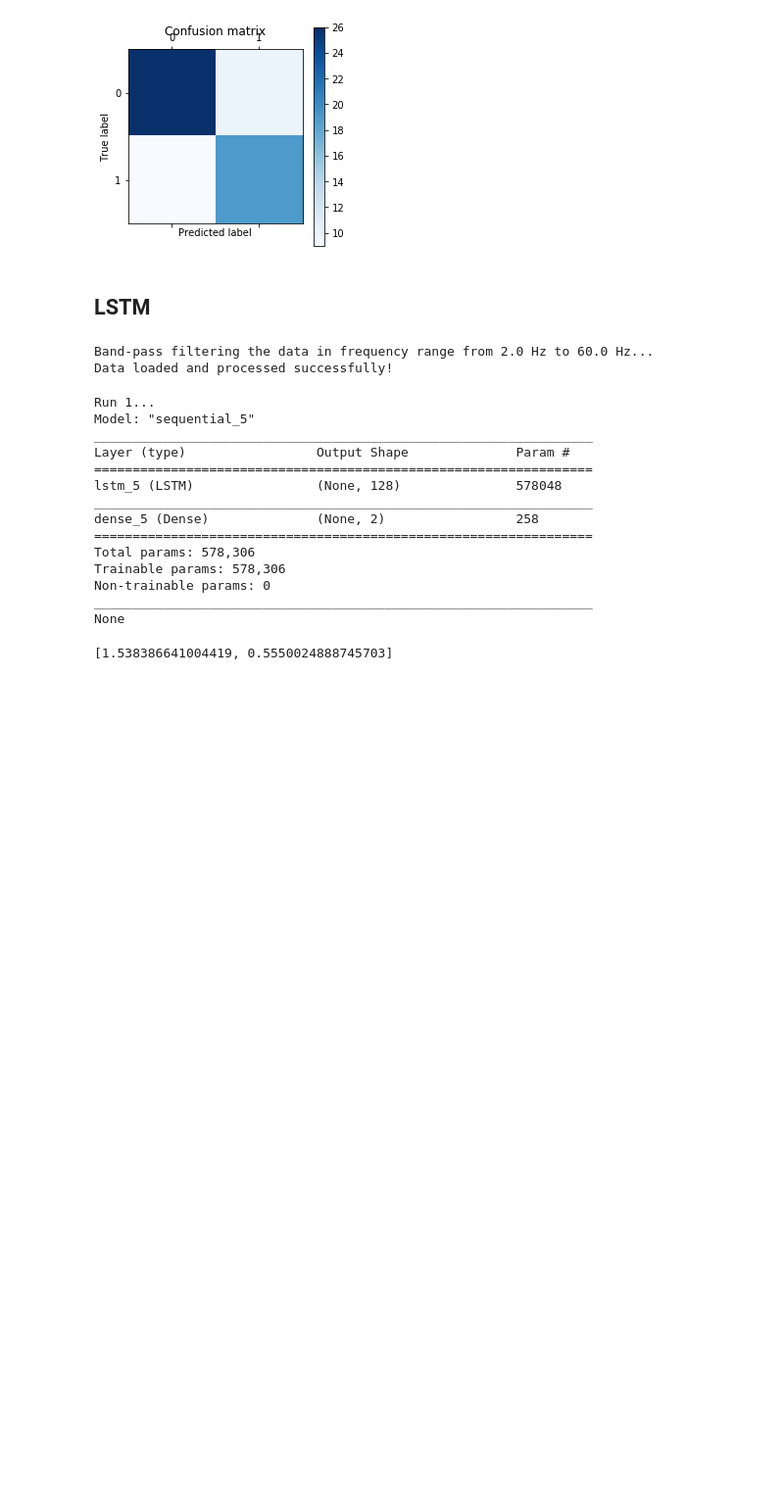
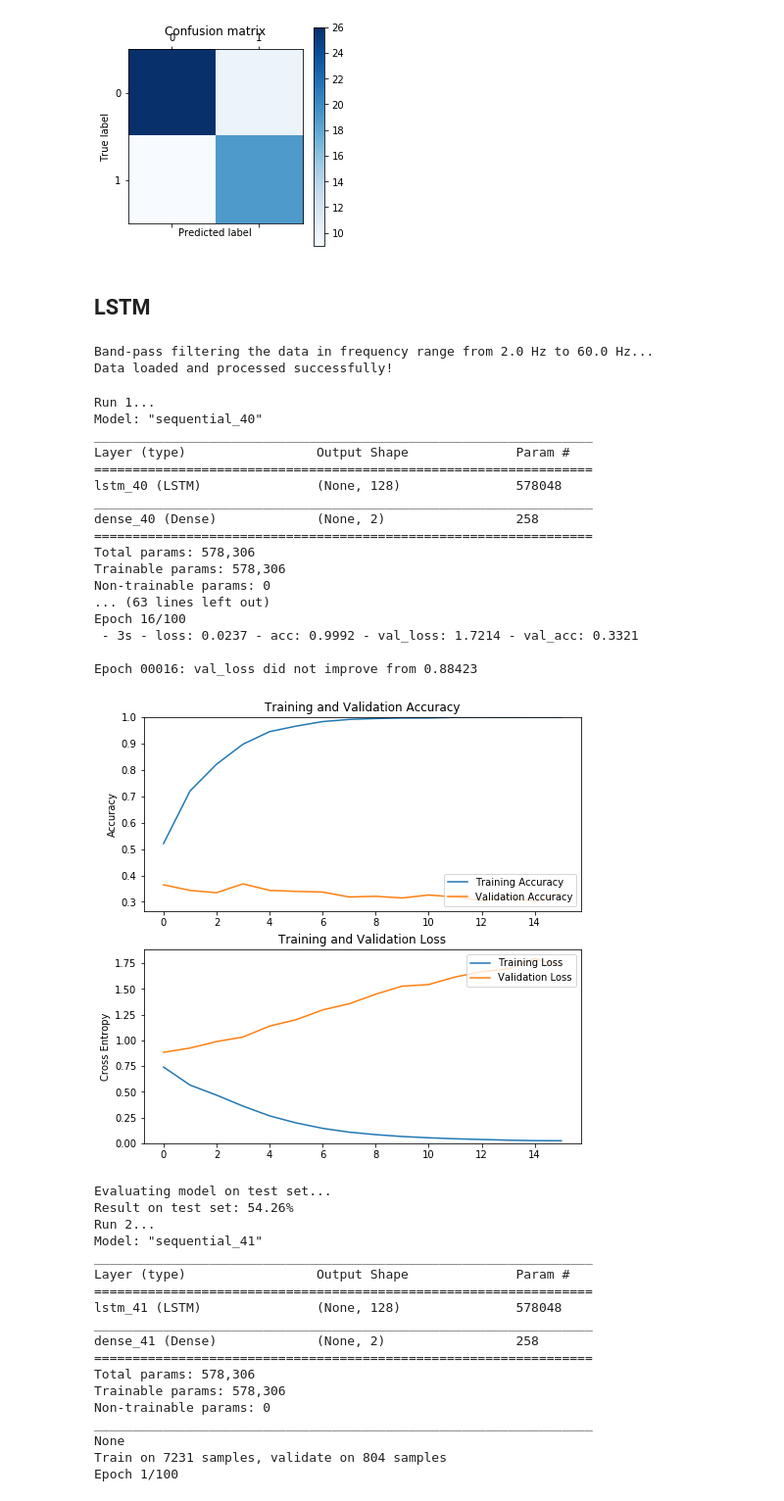
Before and after one commit to NathanielRose/eeg-294, a Jupyter notebook: Gumpy_Testing_SH.ipynb, the cells around one changed output. Shown at 98% size. Drawn from its saved outputs; the diff is of its cells as text; code cells hidden in the pictures; blank space fills up the shorter version.

```diff
--- a/Gumpy_Testing_SH.ipynb
+++ b/Gumpy_Testing_SH.ipynb
@@ -614,10 +680,14 @@ x_subject = np.rollaxis(x_subject, 2, 1)
 # %%
 from sklearn.model_selection import StratifiedKFold
 from models import LSTM
+import datetime
+from keras.callbacks import ModelCheckpoint,TensorBoard,EarlyStopping
+
 
 # define KFOLD-fold cross validation test harness
 kfold = StratifiedKFold(n_splits = KFOLD, shuffle = True, random_state = SEED)
 cvscores = []
+history = []
 ii = 1
 for train, test in kfold.split(x_subject, y_subject[:, 0]):
     print('Run ' + str(ii) + '...')
@@ -631,45 +701,65 @@ for train, test in kfold.split(x_subject, y_subject[:, 0]):
 
     # fit model. If you specify monitor=True, then the model will create callbacks
     # and write its state to a HDF5 file
-    model.fit(x_subject[train], y_subject[train], monitor=True,
-              epochs = 100,
-              batch_size = 256,
-              verbose = 0,
-              validation_split = 0.1)
+    train_data =  [x_subject[train], y_subject[train]]
+    monitor_index = 'val_loss'
+    h = run_model(model.model, model_name_str,100, train_data, 0.1, 256, monitor_index)
+    save_model(model.model, model_name_str, '')
+    draw_graphs(h)
+    history.append(h)
 
+    history.append(h)
     # evaluate the model
     print('Evaluating model on test set...')
     scores = model.evaluate(x_subject[test], y_subject[test], verbose = 0)
     print("Result on test set: %.2f%%" % ( scores[1] * 100))
     cvscores.append(scores[1] * 100)
     ii += 1
 
 try:
   # print some evaluation statistics and write results to file
   print("%.2f%% (+/- %.2f%%)" % (np.mean(cvscores), np.std(cvscores)))
   cv_all_subjects = np.asarray(cvscores)
   print('Saving CV values to file....')
   np.savetxt('GRAZ_CV_' + 'LSTM_' + str(DROPOUT) + 'do'+'.csv',
               cv_all_subjects, delimiter = ',', fmt = '%2.4f')
   print('CV values successfully saved!\n')
 except:
   print ('could not save')
 # %% [output]
 Run 1...
-Model: "sequential_5"
+Model: "sequential_40"
 _________________________________________________________________
 Layer (type)                 Output Shape              Param #
 =================================================================
-lstm_5 (LSTM)                (None, 128)               578048
+lstm_40 (LSTM)               (None, 128)               578048
 _________________________________________________________________
-dense_5 (Dense)              (None, 2)                 258
+dense_40 (Dense)             (None, 2)                 258
 =================================================================
 Total params: 578,306
 Trainable params: 578,306
 Non-trainable params: 0
-_________________________________________________________________
-None
+... (63 lines left out)
+Epoch 16/100
+ - 3s - loss: 0.0237 - acc: 0.9992 - val_loss: 1.7214 - val_acc: 0.3321
+
+Epoch 00016: val_loss did not improve from 0.88423
+[figure, added]
+Evaluating model on test set...
+Result on test set: 54.26%
+Run 2...
+Model: "sequential_41"
+_________________________________________________________________
+Layer (type)                 Output Shape              Param #
+=================================================================
+lstm_41 (LSTM)               (None, 128)               578048
+_________________________________________________________________
+dense_41 (Dense)             (None, 2)                 258
+=================================================================
+Total params: 578,306
+Trainable params: 578,306
+Non-trainable params: 0
+_________________________________________________________________
+None
+Train on 7231 samples, validate on 804 samples
+Epoch 1/100
-# %%
-scores
-# %% [output]
-[1.538386641004419, 0.5550024888745703]
```
Also changed, not shown: parts of 3 cells of this notebook.
